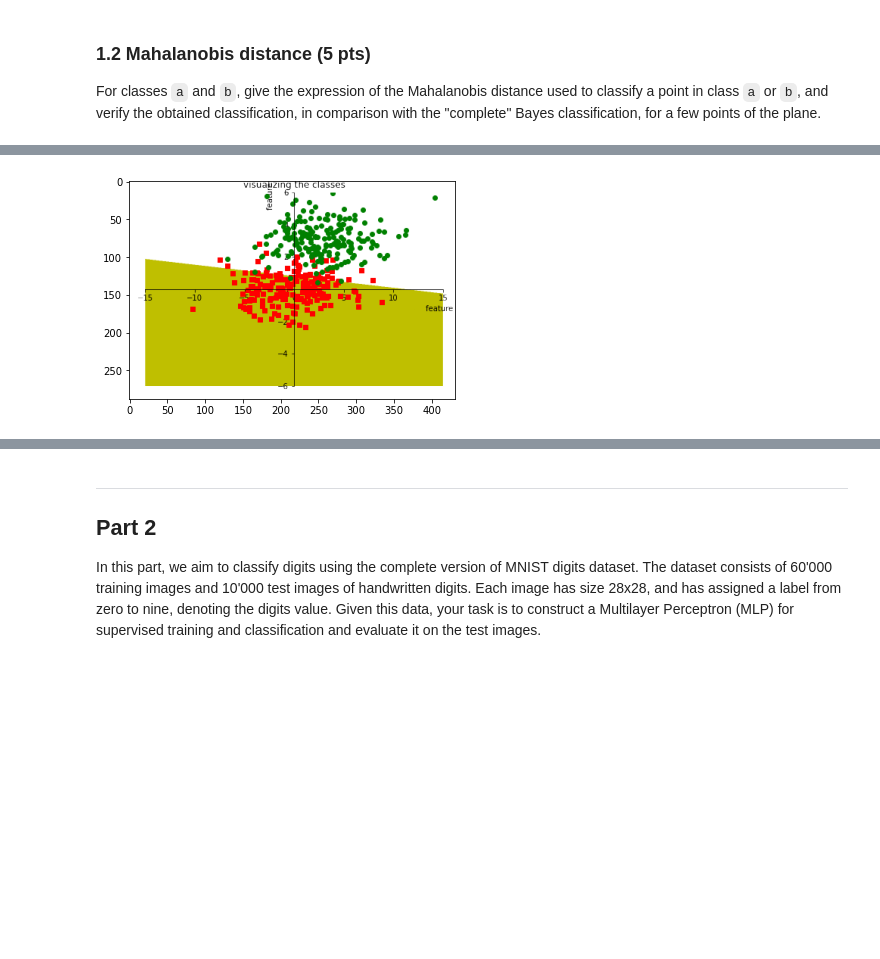
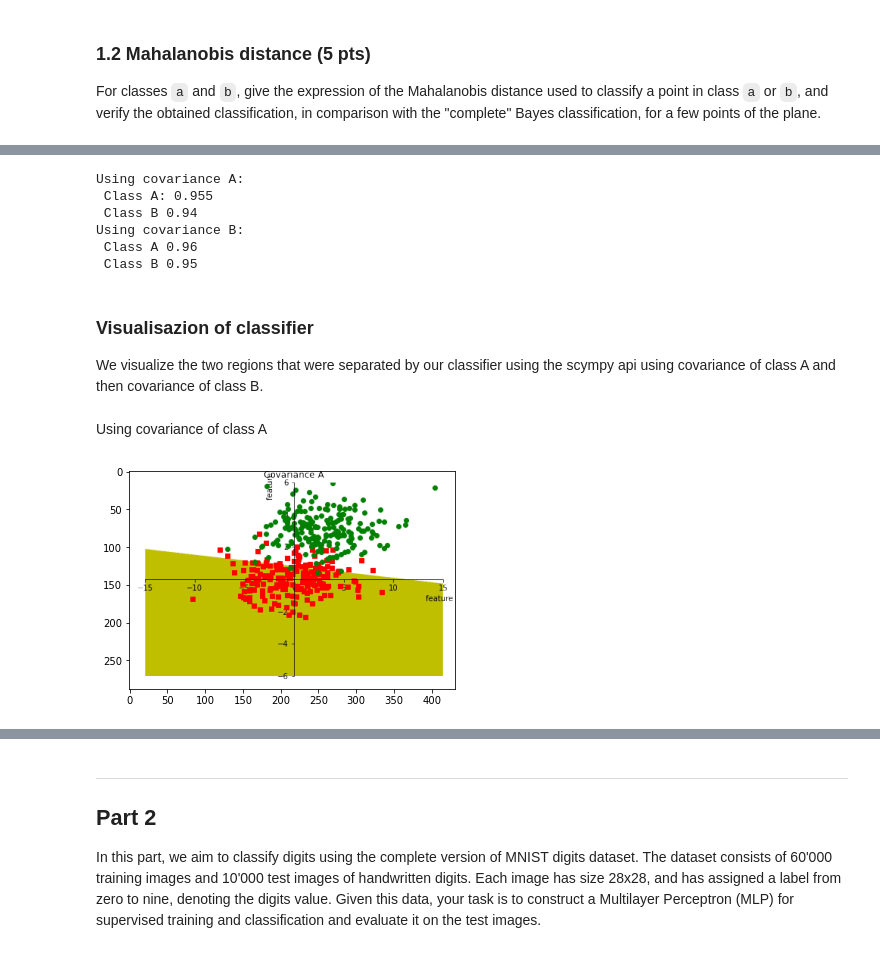
Before and after one commit to Ahmedounet/iapr, a Jupyter notebook: labs/lab_03_classification.ipynb, the cells around one changed output, grey strips where cells are left out. Drawn from its saved outputs; the diff is of its cells as text; code cells hidden in the pictures; blank space fills up the shorter version.

```diff
--- a/labs/lab_03_classification.ipynb
+++ b/labs/lab_03_classification.ipynb
@@ -265,27 +250,37 @@ acc_mahal(b,CLASS_A,mean_b,mean_a,cov_b)
+# %%
+print("Using covariance A:\n Class A:",acc_mahal(a,CLASS_A,mean_a,mean_b,cov_a),"\n Class B",acc_mahal(b,CLASS_B,mean_a,mean_b,cov_a))
+print("Using covariance B: \n Class A",acc_mahal(a,CLASS_A,mean_a,mean_b,cov_b),"\n Class B",acc_mahal(b,CLASS_B,mean_a,mean_b,cov_b))
+# %% [output]
+Using covariance A:
+ Class A: 0.955
+ Class B 0.94
+Using covariance B:
+ Class A 0.96
+ Class B 0.95
+# %% [markdown]
+### Visualisazion of classifier
+We visualize the two regions that were separated by our classifier using the scympy api using covariance of class A and then covariance of class B.
+# %% [markdown]
+Using covariance of class A
 # %%
 x1, x2 = symbols('x y')
 expr= normal_vector(mean_a,mean_b,cov_a)@([x1,x2]-x0(mean_a,mean_b,cov_a,p_wa,p_wb,x1,x2))
 p1 = plot_implicit(expr>0, (x1,-15,15), (x2,-6,6) ,show=False,line_color='y')
 p1.show()
 clear_output()
 
 fg, ax = p1._backend.fig, p1._backend.ax[0]  # get matplotib's figure and axes
 
 # Use matplotlib to change appearance:
 ax.scatter(a[:,0] , a[:,1],zorder=2,marker='s',color='r')
 ax.scatter(b[:,0], b[:,1],zorder=2, color='g')
 
 # set a title and labels
-ax.set_title('visualizing the classes')
-ax.set_xlabel('feature 0')
-ax.set_ylabel('feature 1')
-
-#plt.plot(p1)
+ax.set_title('Covariance A')
 plt.show()
-
 fg.savefig('demo1.png')#, bbox_inches='tight')
 img = mpimg.imread('demo1.png')
 plt.imshow(img)
 plt.show()
 # %% [output]
-[figure, old version]
+[figure, new version]
```
Also changed, not shown: parts of 14 cells of this notebook, 2 other files.
